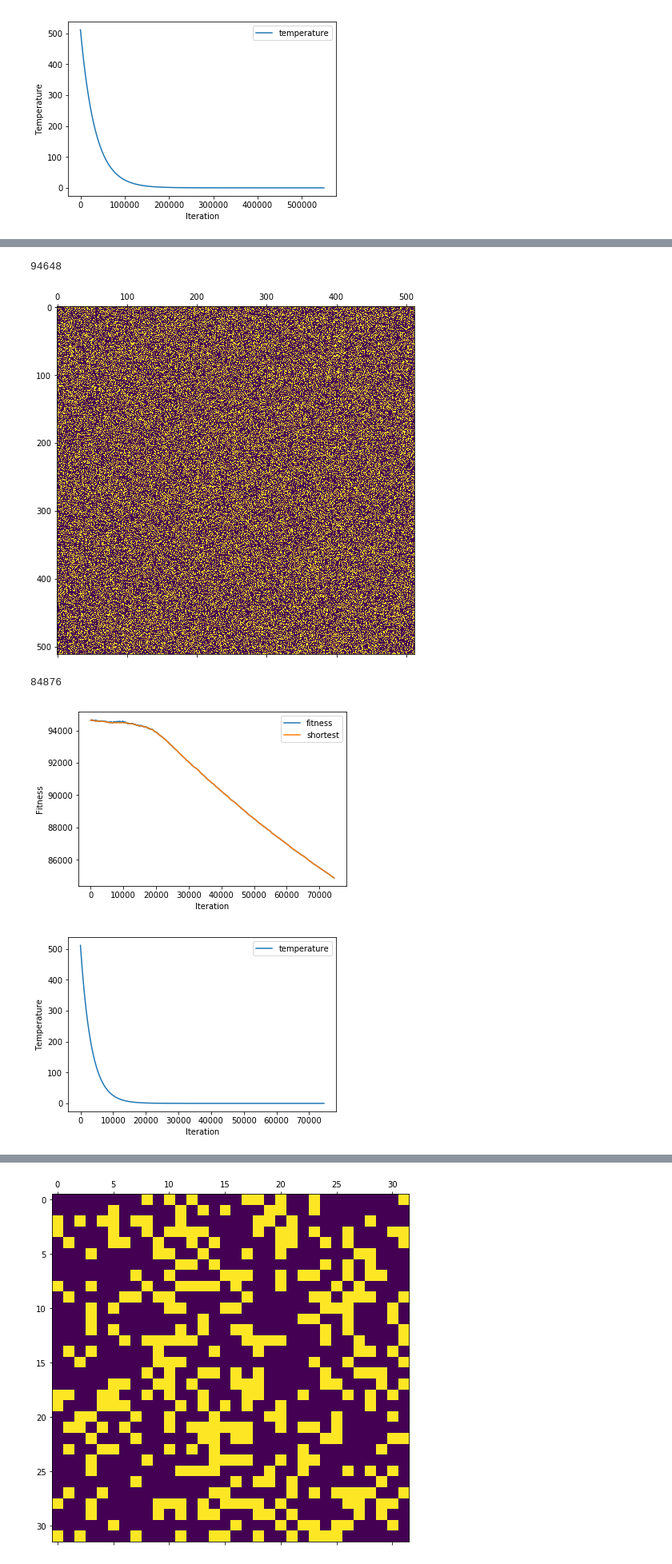
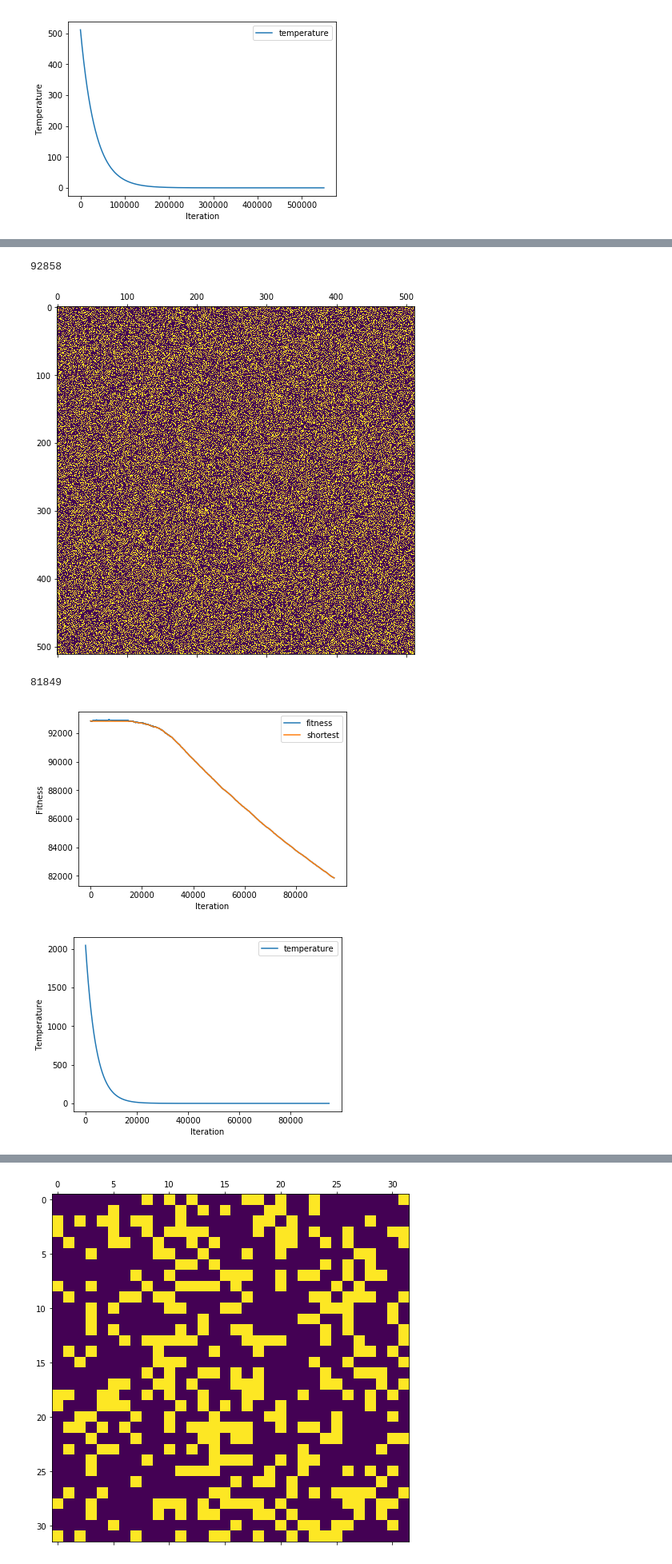
Before and after one commit to jasieksz/mownit, a Jupyter notebook: lab4/simulated_annealing_ex/lab4_sprawozdanie.ipynb, the cells around one changed output, grey strips where cells are left out. Shown at 80% size. Saved outputs shown, nothing was run; the diff lists cells and outputs as text; code cells hidden in the pictures.

```diff
--- a/lab4/simulated_annealing_ex/lab4_sprawozdanie.ipynb
+++ b/lab4/simulated_annealing_ex/lab4_sprawozdanie.ipynb
@@ -360,7 +380,6 @@ bim.plot_temp()
 # %%
 n1 = [(1, 0), (-1, 0), (0, 1), (0, -1)]
-
-bim = BinImage(n=512, density=0.3, neighbours=n1, t=512, stop_t=0.0000001, stop_i=250000, alpha=0.9997)
+bim = BinImage(n=512, density=0.3, neighbours=n1, t=2048, stop_t=0.0000001, stop_i=250000, alpha=0.99975)
 bim.anneal()
 
 plot_image(bim.initI, 8)
@@ -376,6 +395,6 @@ bim.plot_temp()
-94648
+92858
-[figure, old version]
+[figure, new version]
-84876
+81849
-[figure, old version]
+[figure, new version]
-[figure, old version]
+[figure, new version]
 # %% [markdown]
```
Also changed, not shown: parts of 11 cells of this notebook, 2 other files.
